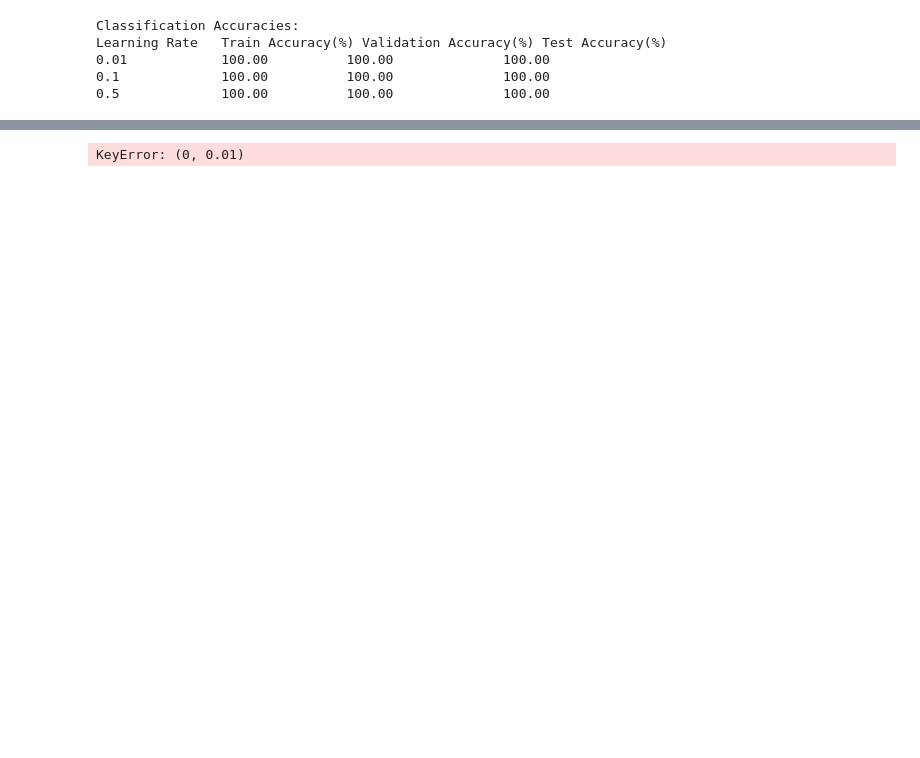
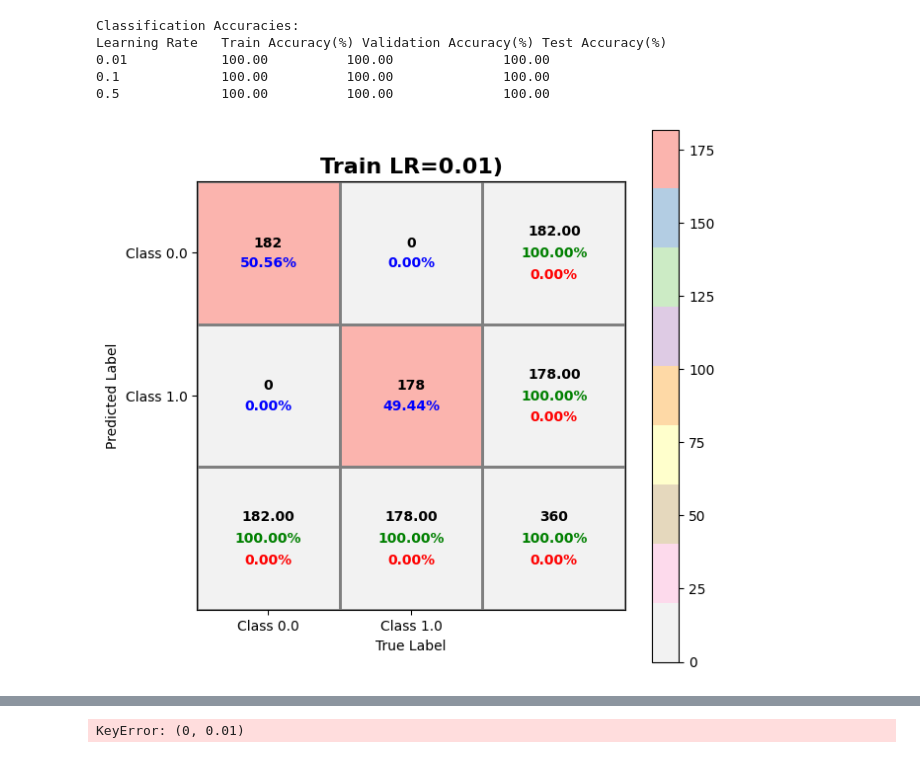
Before and after one commit to dipendughosh/programs, a Jupyter notebook: mtech_2023/ml/ass2/trial/test_classification_2_1_1.ipynb, the cells around one changed output, grey strips where cells are left out. Drawn from its saved outputs; the diff is of its cells as text; code cells hidden in the pictures; blank space fills up the shorter version.

```diff
--- a/mtech_2023/ml/ass2/trial/test_classification_2_1_1.ipynb
+++ b/mtech_2023/ml/ass2/trial/test_classification_2_1_1.ipynb
@@ -214,9 +214,9 @@ def plot_confusion_matrix(y_true, y_pred, accuracy, title):
     plt.grid(False)
     plt.show()
 
-def plot_decision_boundary(models, x, y):
+def plot_decision_boundary(models, learning_rates, x, y):
 
-    for learning_rate in enumerate(models.keys()):
+    for learning_rate in learning_rates:
         N = 500
         model = models[learning_rate]
 
@@ -334,39 +334,40 @@ def apply_MLFFNN(train_x, train_y, val_x, val_y, test_x, test_y):
         print("{:<15} {:<15.2f} {:<19.2f} {:<15.2f}".format(learning_rate, result['train_accuracy'], result['val_accuracy'], result['test_accuracy']))
 
 
     # Plot confusion matrices
-    for learning_rate in enumerate(results.keys()):
-        plot_confusion_matrix(train_y, results[learning_rate]['train_y_pred'], results[learning_rate]['train_accuracy'], title=f"Train LR={learning_rate})")
+    for learning_rate, result in results.items():
+        plot_confusion_matrix(train_y, result['train_y_pred'], result['train_accuracy'], title=f"Train LR={learning_rate})")
 
-    for learning_rate in enumerate(results.keys()):
-        plot_confusion_matrix(val_y, results[learning_rate]['val_y_pred'], results[learning_rate]['val_accuracy'], title=f"Validation LR={learning_rate})")
+    for learning_rate, result in results.items():
+        plot_confusion_matrix(val_y, result['val_y_pred'], result['val_accuracy'], title=f"Validation LR={learning_rate})")
 
-    for learning_rate in enumerate(results.keys()):
-        plot_confusion_matrix(test_y, results[learning_rate]['test_y_pred'], results[learning_rate]['test_accuracy'], title=f"Test LR={learning_rate})")
+    for learning_rate, result in results.items():
+        plot_confusion_matrix(test_y, result['test_y_pred'], result['test_accuracy'], title=f"Test LR={learning_rate})")
 
 
-    plot_decision_boundary(models, train_x, train_y)
-    plot_decision_boundary(models, val_x, val_y)
-    plot_decision_boundary(models, test_x, test_y)
+    plot_decision_boundary(models, learning_rates, train_x, train_y)
+    plot_decision_boundary(models, learning_rates, val_x, val_y)
+    plot_decision_boundary(models, learning_rates, test_x, test_y)
 
 
 
 def main():
     folder_number = "9"
     current_directory = os.getcwd()
 
     train_x, train_y, val_x, val_y, test_x, test_y = read_dataset_1(
         current_directory, folder_number
     )
     apply_MLFFNN(train_x, train_y, val_x, val_y, test_x, test_y)
 
 
 
 if __name__ == "__main__":
     main()
 # %% [output]
 Classification Accuracies:
 Learning Rate   Train Accuracy(%) Validation Accuracy(%) Test Accuracy(%)
 0.01            100.00          100.00              100.00
 0.1             100.00          100.00              100.00
 0.5             100.00          100.00              100.00
+[figure, added]
```
Also changed, not shown: parts of 1 cell of this notebook.
